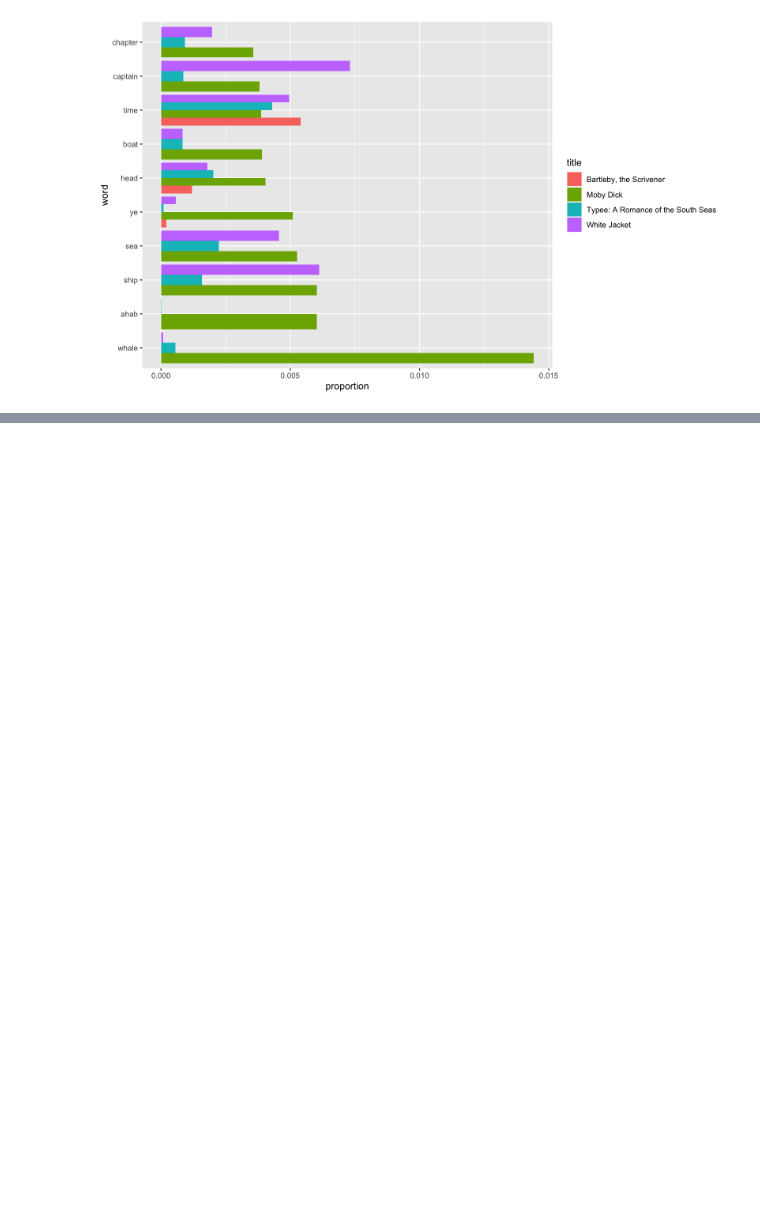
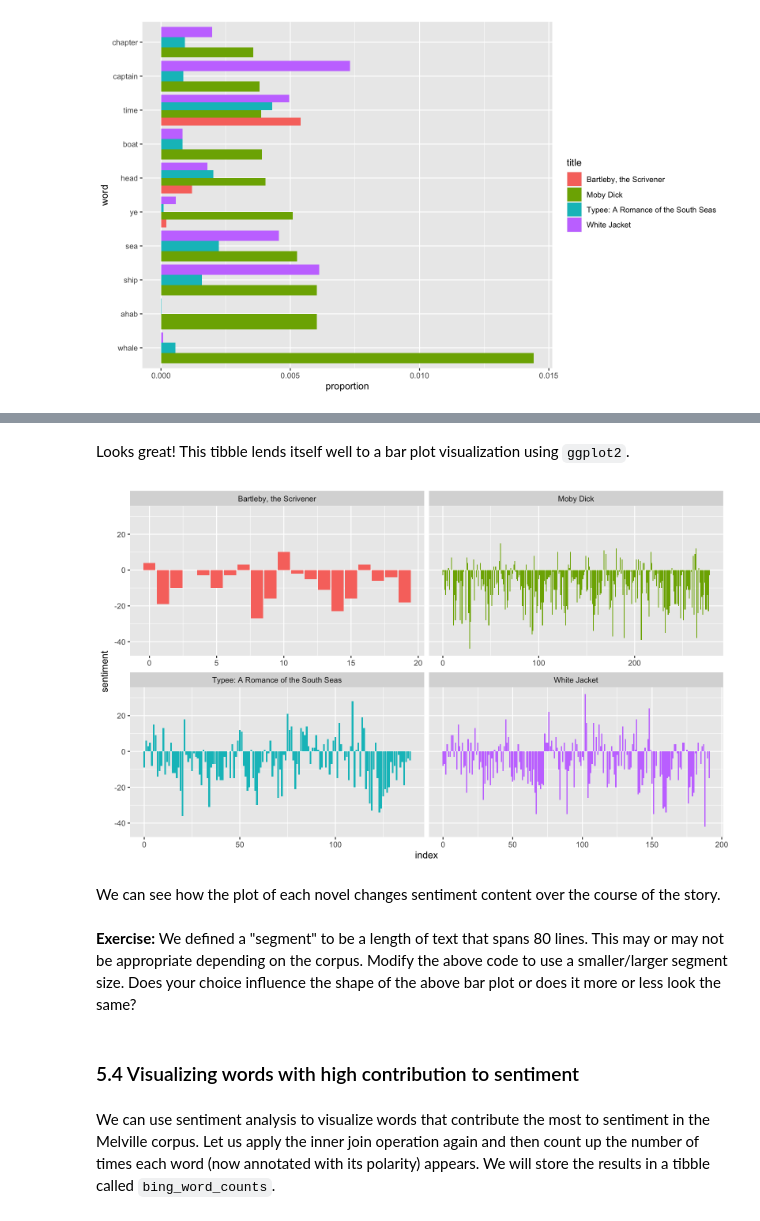
Before and after one commit to jerrybonnell/dhri-workshop-2022, a Jupyter notebook: jupyter/dhri2022_text_mining.ipynb, the cells around one changed output, grey strips where cells are left out. Cells and saved outputs as stored; diff of their text form; code cells hidden in the pictures; blank space fills up the shorter version.

Commit message:
add sentiment analysis

```diff
--- a/jupyter/dhri2022_text_mining.ipynb
+++ b/jupyter/dhri2022_text_mining.ipynb
@@ -743,0 +776,8 @@ an inner join.
+# %%
+tidy_melville <- melville %>%
+  group_by(title) %>%
+  mutate(linenumber = row_number()) %>%
+  ungroup() %>%
+  unnest_tokens(word, text) %>%
+  anti_join(stop_words) %>%
+  mutate(word = str_extract(word, "[a-z]+"))
@@ -743,0 +900,3 @@ an inner join.
+# %%
+bing <- get_sentiments("bing")
+bing
@@ -743,0 +1021,5 @@ an inner join.
+# %%
+tidy_melville_sections <- tidy_melville %>%
+  group_by(title) %>%
+  mutate(index = linenumber %/% 80)
+tidy_melville_sections
@@ -743,0 +1048,7 @@ an inner join.
+# %%
+melville_sections_sentiment <- tidy_melville_sections %>%
+  inner_join(bing) %>%
+  count(title, index, sentiment) %>%
+  pivot_wider(names_from = sentiment, values_from = n, values_fill = 0) %>%
+  mutate(sentiment = positive - negative)
+melville_sections_sentiment
@@ -743,0 +1076,18 @@ an inner join.
+# %% [markdown]
+Looks great! This tibble lends itself well to a bar plot visualization using `ggplot2`.
+# %%
+ggplot(melville_sections_sentiment,
+       aes(x = index,
+           y = sentiment,
+           fill = title)) +
+  geom_bar(stat = "identity",
+           show.legend = FALSE) +
+  facet_wrap(~title,
+             ncol = 2,
+             scales = "free_x")
+# %% [output]
+[figure, added]
+# %% [markdown]
+We can see how the plot of each novel changes sentiment content over the course of the story.
+# %% [markdown]
+__Exercise:__ We defined a "segment" to be a length of text that spans 80 lines. This may or may not be appropriate depending on the corpus. Modify the above code to use a smaller/larger segment size. Does your choice influence the shape of the above bar plot or does it more or less look the same?
@@ -743,0 +1096,4 @@ an inner join.
+# %% [markdown]
+### 5.4 Visualizing words with high contribution to sentiment
+# %% [markdown]
+We can use sentiment analysis to visualize words that contribute the most to sentiment in the Melville corpus. Let us apply the inner join operation again and then count up the number of times each word (now annotated with its polarity) appears. We will store the results in a tibble called `bing_word_counts`.
```
Also changed, not shown: parts of 103 cells of this notebook, 2 other files.
